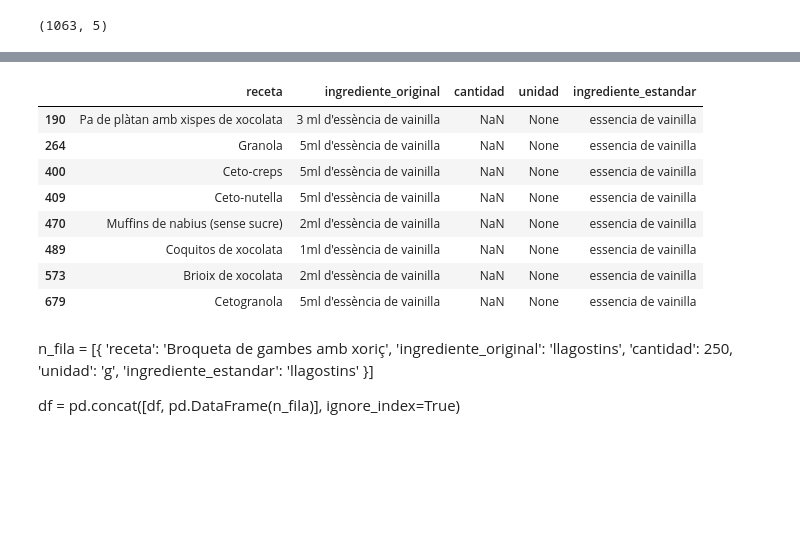
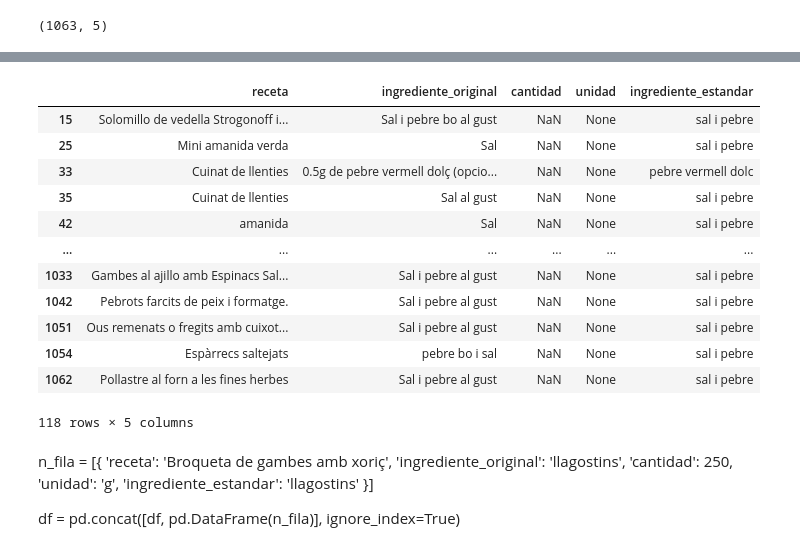
Before and after one commit to TonioDominguez/nutri_test, a Jupyter notebook: estandarizacion_en_detalle.ipynb, the cells around one changed output, grey strips where cells are left out. Cells and saved outputs as stored; diff of their text form; code cells hidden in the pictures; blank space fills up the shorter version.

```diff
--- a/estandarizacion_en_detalle.ipynb
+++ b/estandarizacion_en_detalle.ipynb
@@ -57,5 +57,5 @@ Name: count, dtype: int64
 # %%
 mask = df[(df['ingrediente_estandar'].str.contains("dents", na=False)) & (df['cantidad'] == 3)]
 # %%
-mask = df[df['ingrediente_estandar'].str.contains("essencia", na=False)]
+mask = df[df['ingrediente_estandar'].str.contains("pebre", na=False)]
 # %%
@@ -63,21 +63,25 @@ mask = df[df['ingrediente_estandar'].str.contains("essencia", na=False)]
 df.loc[mask.index, 'cantidad'] = None
 df.loc[mask.index, 'unidad'] = None
-# %%
-#df.loc[[1001, 1021, 1029, 34],'ingrediente_estandar'] = 'espinacs frescs'
-df.loc[[540, 852],'cantidad'] = [60, 100]
-df.loc[[540, 852],'unidad'] = 'g'
+# %%
+df.loc[[376, 729, 71],'ingrediente_estandar'] = 'pebre vermell picant'
+#df.loc[[582, 114],'cantidad'] = [5, 6]
+#df.loc[[582, 114],'unidad'] = None
 # %%
-df[df['ingrediente_estandar'].str.contains("essencia", na=False)]
+df[df['ingrediente_estandar'].str.contains("pebre", na=False)]
 # %% [output]
 |  | receta | ingrediente_original | cantidad | unidad | ingrediente_estandar |
-| 190 | Pa de plàtan amb xispes de xocolata | 3 ml d'essència de vainilla | NaN | None | essencia de vainilla |
-| 264 | Granola | 5ml d'essència de vainilla | NaN | None | essencia de vainilla |
-| 400 | Ceto-creps | 5ml d'essència de vainilla | NaN | None | essencia de vainilla |
-| 409 | Ceto-nutella | 5ml d'essència de vainilla | NaN | None | essencia de vainilla |
-| 470 | Muffins de nabius (sense sucre) | 2ml d'essència de vainilla | NaN | None | essencia de vainilla |
-| 489 | Coquitos de xocolata | 1ml d'essència de vainilla | NaN | None | essencia de vainilla |
-| 573 | Brioix de xocolata | 2ml d'essència de vainilla | NaN | None | essencia de vainilla |
-| 679 | Cetogranola | 5ml d'essència de vainilla | NaN | None | essencia de vainilla |
+| 15 | Solomillo de vedella Strogonoff i... | Sal i pebre bo al gust | NaN | None | sal i pebre |
+| 25 | Mini amanida verda | Sal | NaN | None | sal i pebre |
+| 33 | Cuinat de llenties | 0.5g de pebre vermell dolç (opcio... | NaN | None | pebre vermell dolc |
+| 35 | Cuinat de llenties | Sal al gust | NaN | None | sal i pebre |
+| 42 | amanida | Sal | NaN | None | sal i pebre |
+| ... | ... | ... | ... | ... | ... |
+| 1033 | Gambes al ajillo amb Espinacs Sal... | Sal i pebre al gust | NaN | None | sal i pebre |
+| 1042 | Pebrots farcits de peix i formatge. | Sal i pebre al gust | NaN | None | sal i pebre |
+| 1051 | Ous remenats o fregits amb cuixot... | Sal i pebre al gust | NaN | None | sal i pebre |
+| 1054 | Espàrrecs saltejats | pebre bo i sal | NaN | None | sal i pebre |
+| 1062 | Pollastre al forn a les fines herbes | Sal i pebre al gust | NaN | None | sal i pebre |
+118 rows × 5 columns
 # %% [markdown]
 n_fila = [{
     'receta': 'Broqueta de gambes amb xoriç',
```
Also changed, not shown: parts of 4 cells of this notebook, 1 other file.
